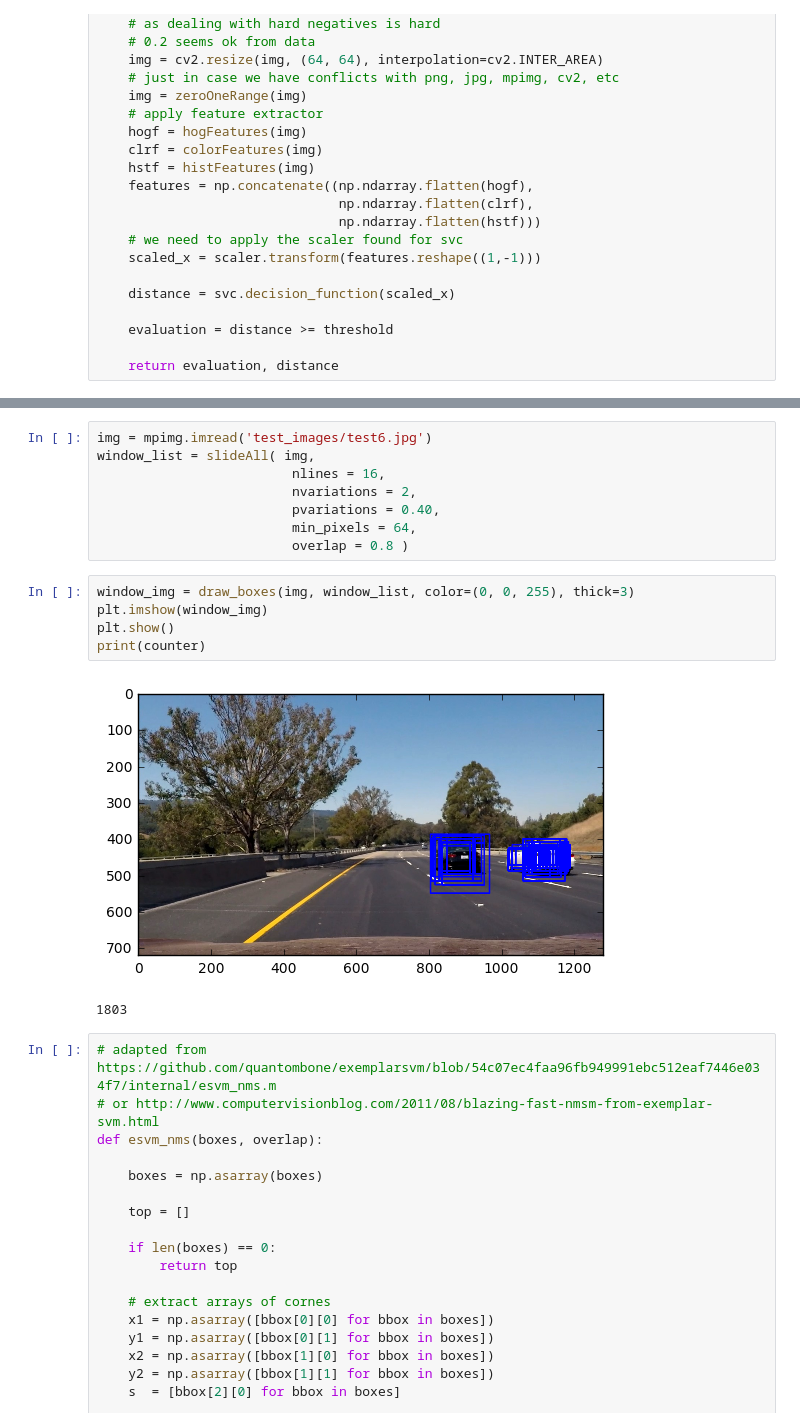
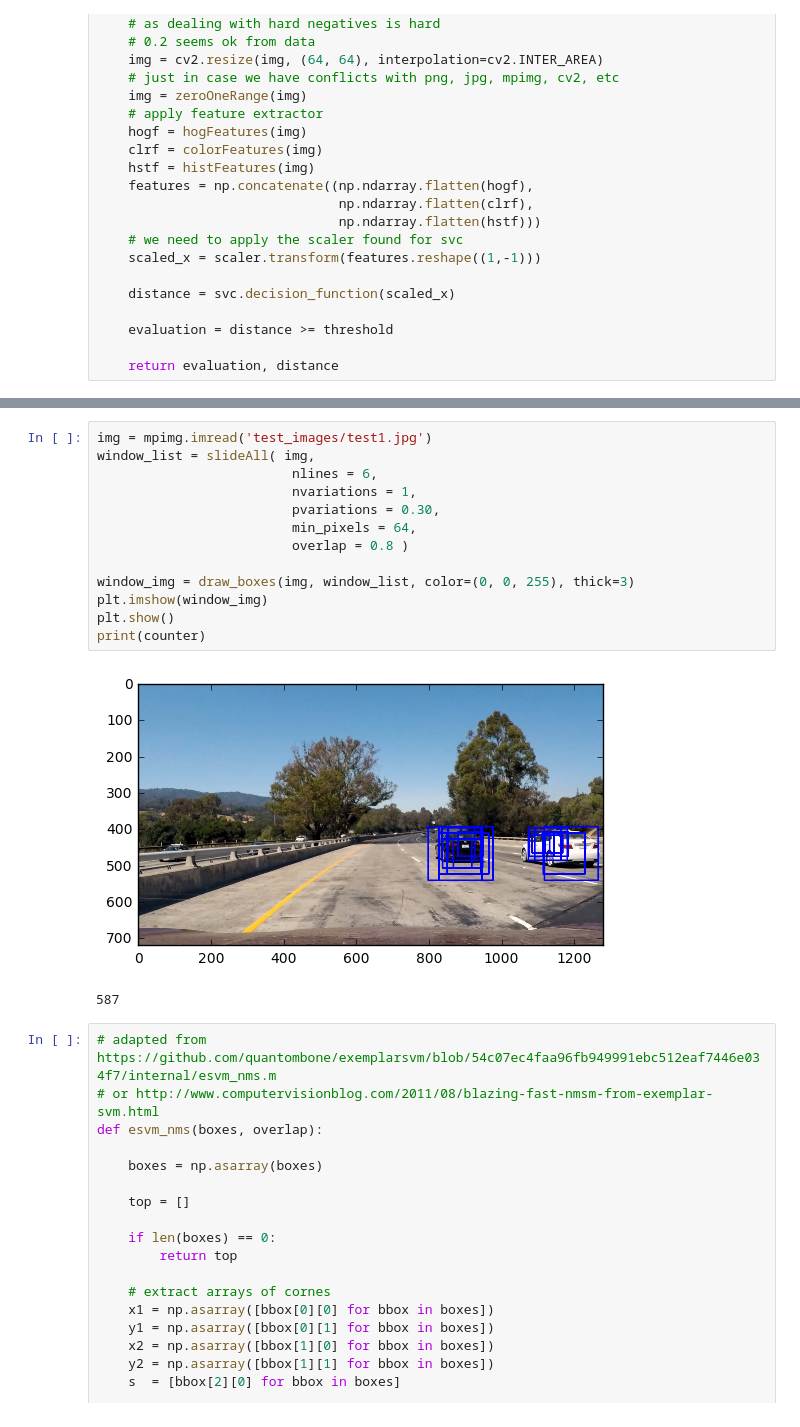
Before and after one commit to eigendreams/vehicle_tracking, a Jupyter notebook: Universal.ipynb, the cells around one changed output, grey strips where cells are left out. Cells and saved outputs as stored; diff of their text form.

```diff
--- a/Universal.ipynb
+++ b/Universal.ipynb
@@ -604,21 +614,21 @@ def slideAll(img,
 
     return window_list
 # %%
-img = mpimg.imread('test_images/test6.jpg')
+img = mpimg.imread('test_images/test1.jpg')
 window_list = slideAll( img,
-                         nlines = 16,
-                         nvariations = 2,
-                         pvariations = 0.40,
+                         nlines = 6,
+                         nvariations = 1,
+                         pvariations = 0.30,
                          min_pixels = 64,
                          overlap = 0.8 )
+
+window_img = draw_boxes(img, window_list, color=(0, 0, 255), thick=3)
+plt.imshow(window_img)
+plt.show()
+print(counter)
+# %% [output]
+[figure, added]
+587
-# %%
-window_img = draw_boxes(img, window_list, color=(0, 0, 255), thick=3)
-plt.imshow(window_img)
-plt.show()
-print(counter)
-# %% [output]
-[figure, removed]
-1803
 # %%
 # adapted from https://github.com/quantombone/exemplarsvm/blob/54c07ec4faa96fb949991ebc512eaf7446e034f7/internal/esvm_nms.m
 # or http://www.computervisionblog.com/2011/08/blazing-fast-nmsm-from-exemplar-svm.html
```
Also changed, not shown: parts of 17 cells of this notebook.
